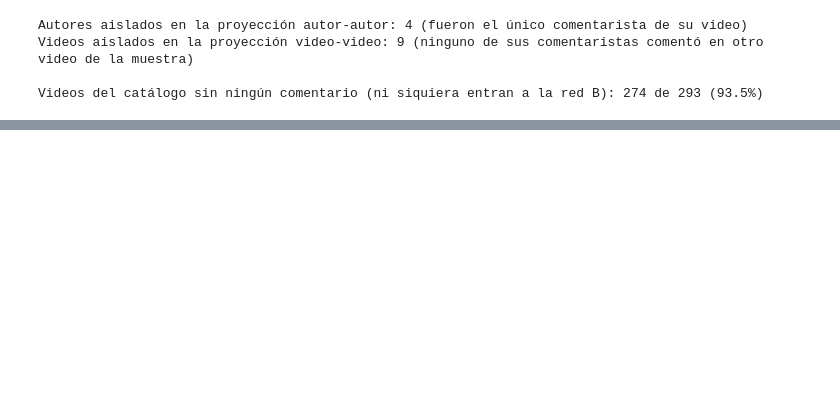
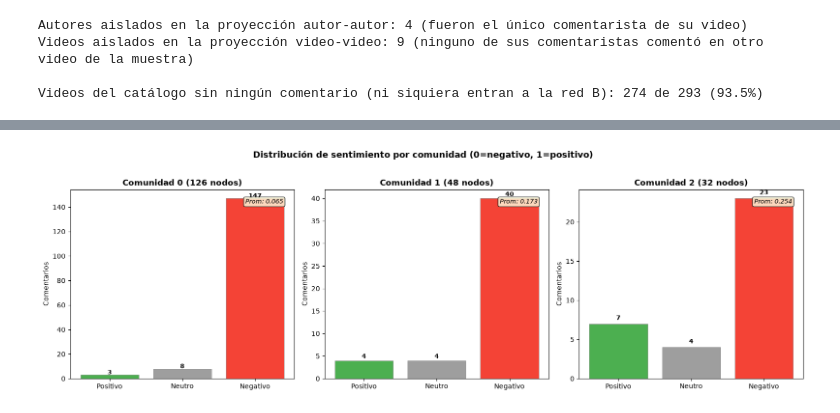
Before and after one commit to NESHGP04/Lab6-DS, a Jupyter notebook: red_bipartita_autor_video.ipynb, the cells around one changed output, grey strips where cells are left out. Cells and saved outputs as stored; diff of their text form; code cells hidden in the pictures; blank space fills up the shorter version.

```diff
--- a/red_bipartita_autor_video.ipynb
+++ b/red_bipartita_autor_video.ipynb
@@ -567,0 +779,41 @@ Videos del catálogo sin ningún comentario (ni siquiera entran a la red B): 274
+# %%
+# Visualización: sentimiento por comunidad
+if sentimiento_disponible:
+    fig, axes = plt.subplots(1, 3, figsize=(16, 5))
+
+    for idx_plot in range(3):
+        c = comunidades[idx_plot]
+        vids_c = [n for n in c if B.nodes[n]['bipartite'] == 'video']
+        autores_c = [n for n in c if B.nodes[n]['bipartite'] == 'autor']
+        sub = comments[
+            comments['video_id'].isin(vids_c) & comments['author_channel_id'].isin(autores_c)
+        ]
+        scores = [sia.sentiment(str(t)) for t in sub['texto_original'].dropna()]
+        pos = sum(1 for s in scores if s > 0.6)
+        neg = sum(1 for s in scores if s < 0.4)
+        neu = len(scores) - pos - neg
+
+        labels_s = ['Positivo', 'Neutro', 'Negativo']
+        vals = [pos, neu, neg]
+        colores_s = ['#4CAF50', '#9E9E9E', '#F44336']
+
+        axes[idx_plot].bar(labels_s, vals, color=colores_s, edgecolor='gray', linewidth=0.5)
+        for j, v in enumerate(vals):
+            axes[idx_plot].text(j, v + 0.5, str(v), ha='center', fontsize=9, fontweight='bold')
+        axes[idx_plot].set_title(f'Comunidad {idx_plot} ({len(c)} nodos)', fontweight='bold')
+        axes[idx_plot].set_ylabel('Comentarios')
+
+        avg = sum(scores) / len(scores) if scores else 0
+        axes[idx_plot].text(0.95, 0.95, f'Prom: {avg:.3f}', transform=axes[idx_plot].transAxes,
+                            ha='right', va='top', fontsize=9, style='italic',
+                            bbox=dict(boxstyle='round,pad=0.3', facecolor='lightyellow', alpha=0.8))
+
+    plt.suptitle('Distribución de sentimiento por comunidad (0=negativo, 1=positivo)',
+                 fontsize=13, fontweight='bold', y=1.02)
+    plt.tight_layout()
+    plt.savefig('data/comunidades_sentimiento.png', dpi=150, bbox_inches='tight', facecolor='white')
+    plt.show()
+else:
+    print("Sentimiento no disponible — instalar: pip install sentiment-analysis-spanish")
+# %% [output]
+[figure, added]
```
Also changed, not shown: parts of 26 cells of this notebook.
